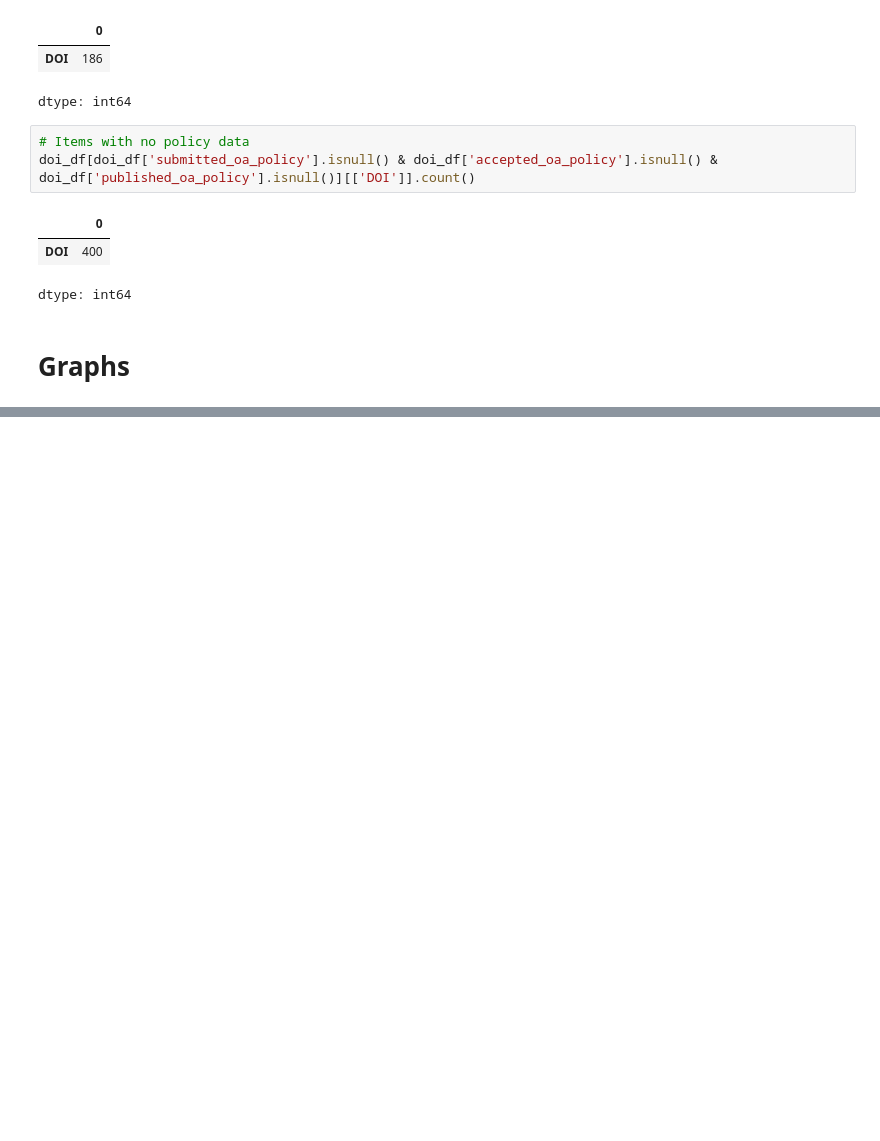
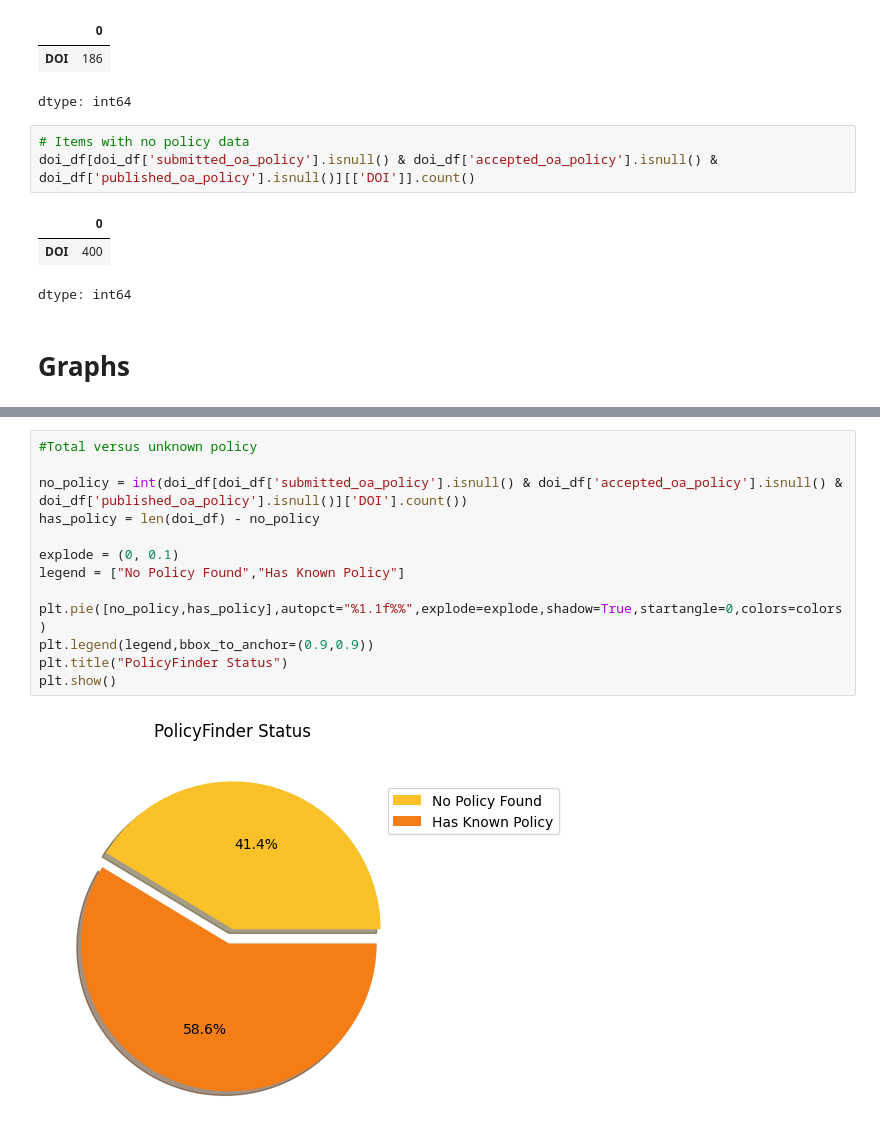
Before and after one commit to elibtronic/green_oa_compiler, a Jupyter notebook: Green_OA_Analysis.ipynb, the cells around one changed output, grey strips where cells are left out. Cells and saved outputs as stored; diff of their text form; blank space fills up the shorter version.

```diff
--- a/Green_OA_Analysis.ipynb
+++ b/Green_OA_Analysis.ipynb
@@ -185,0 +234,15 @@ plt.show()
+# %%
+#Total versus unknown policy
+
+no_policy = int(doi_df[doi_df['submitted_oa_policy'].isnull() & doi_df['accepted_oa_policy'].isnull() & doi_df['published_oa_policy'].isnull()]['DOI'].count())
+has_policy = len(doi_df) - no_policy
+
+explode = (0, 0.1)
+legend = ["No Policy Found","Has Known Policy"]
+
+plt.pie([no_policy,has_policy],autopct="%1.1f%%",explode=explode,shadow=True,startangle=0,colors=colors)
+plt.legend(legend,bbox_to_anchor=(0.9,0.9))
+plt.title("PolicyFinder Status")
+plt.show()
+# %% [output]
+[figure, added]
```
Also changed, not shown: parts of 17 cells of this notebook.
